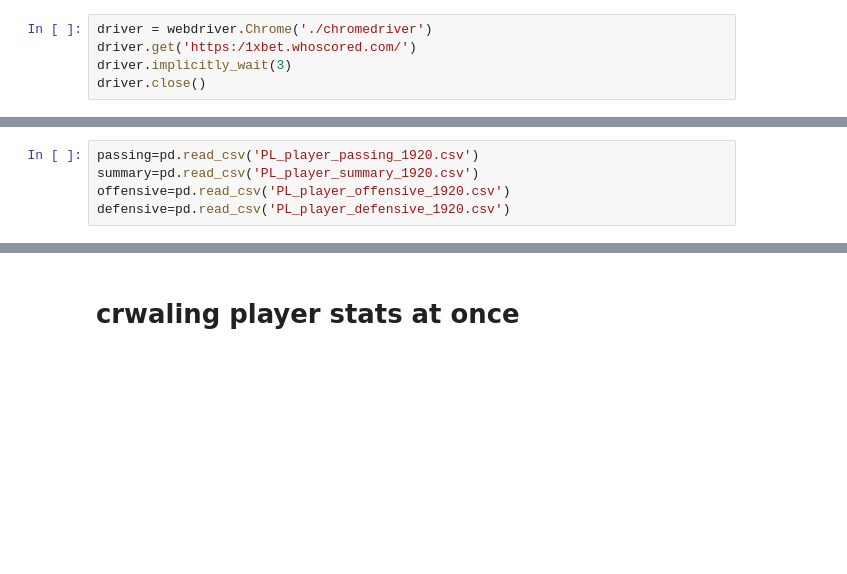
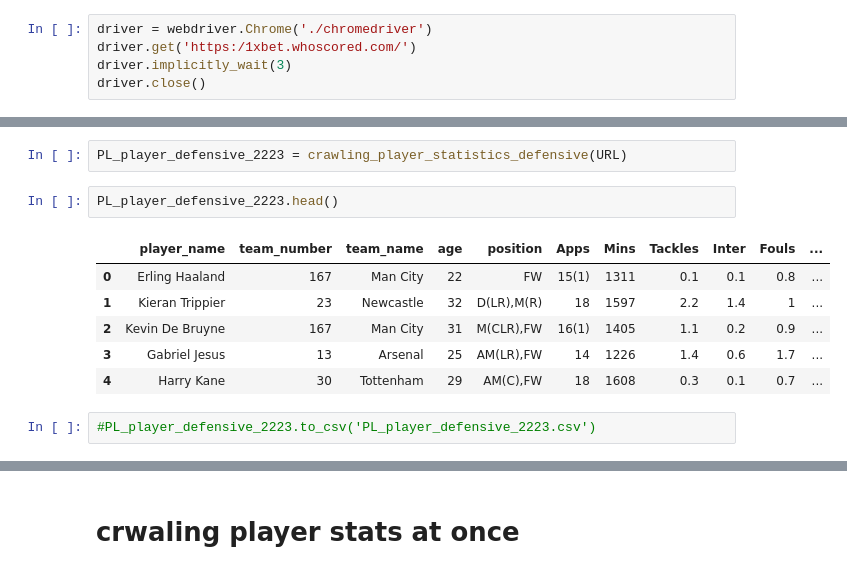
Before and after one commit to jmlee8939/whoscored_crawling, a Jupyter notebook: seasonal player data.ipynb, the cells around one changed output, grey strips where cells are left out. Cells and saved outputs as stored; diff of their text form; blank space fills up the shorter version.

```diff
--- a/seasonal player data.ipynb
+++ b/seasonal player data.ipynb
@@ -566,5 +15,0 @@ replace_pd(replace_Apps(PL_player_passing_1920)).to_csv('PL_player_passing_1920.
-# %%
-passing=pd.read_csv('PL_player_passing_1920.csv')
-summary=pd.read_csv('PL_player_summary_1920.csv')
-offensive=pd.read_csv('PL_player_offensive_1920.csv')
-defensive=pd.read_csv('PL_player_defensive_1920.csv')
@@ -583,0 +319,13 @@ PL_player_1920.head()
+# %%
+PL_player_defensive_2223 = crawling_player_statistics_defensive(URL)
+# %%
+PL_player_defensive_2223.head()
+# %% [output]
+|  | player_name | team_number | team_name | age | position | Apps | Mins | Tackles | Inter | Fouls | ... |
+| 0 | Erling Haaland | 167 | Man City | 22 | FW | 15(1) | 1311 | 0.1 | 0.1 | 0.8 | ... |
+| 1 | Kieran Trippier | 23 | Newcastle | 32 | D(LR),M(R) | 18 | 1597 | 2.2 | 1.4 | 1 | ... |
+| 2 | Kevin De Bruyne | 167 | Man City | 31 | M(CLR),FW | 16(1) | 1405 | 1.1 | 0.2 | 0.9 | ... |
+| 3 | Gabriel Jesus | 13 | Arsenal | 25 | AM(LR),FW | 14 | 1226 | 1.4 | 0.6 | 1.7 | ... |
+| 4 | Harry Kane | 30 | Tottenham | 29 | AM(C),FW | 18 | 1608 | 0.3 | 0.1 | 0.7 | ... |
+# %%
+#PL_player_defensive_2223.to_csv('PL_player_defensive_2223.csv')
```
Also changed, not shown: parts of 60 cells of this notebook, 4 other files.
